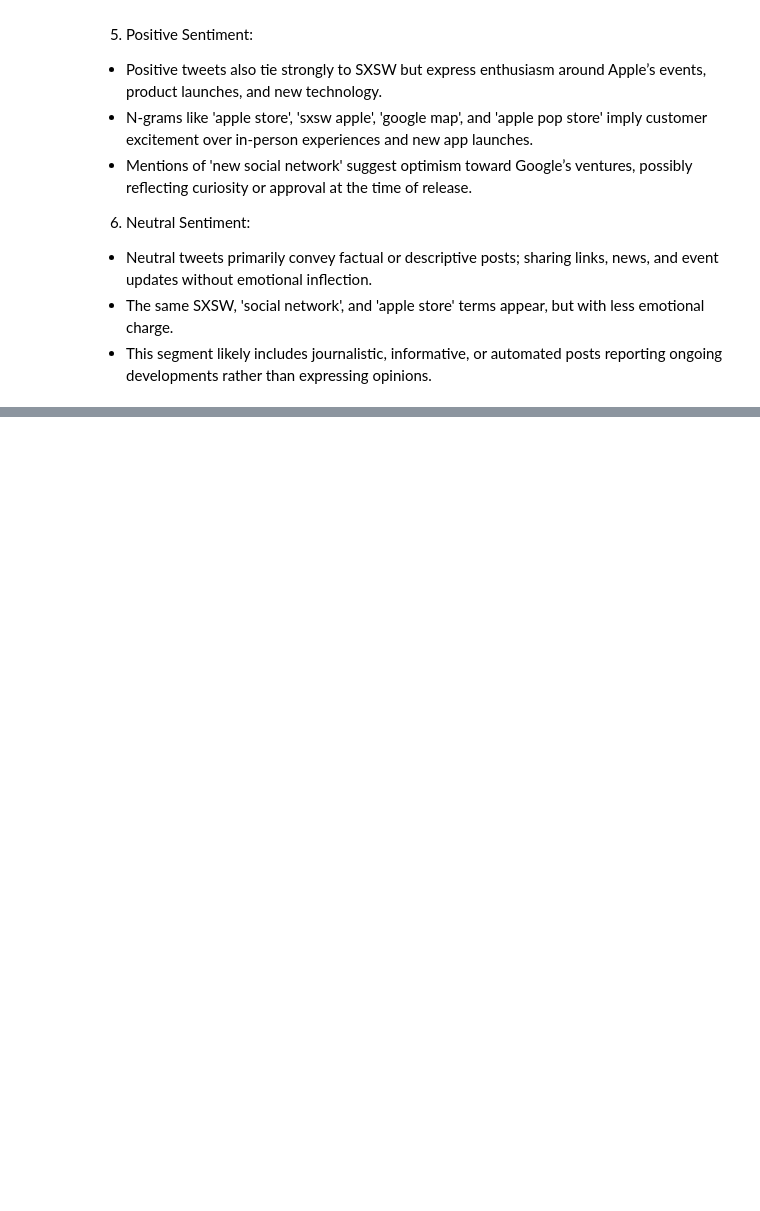
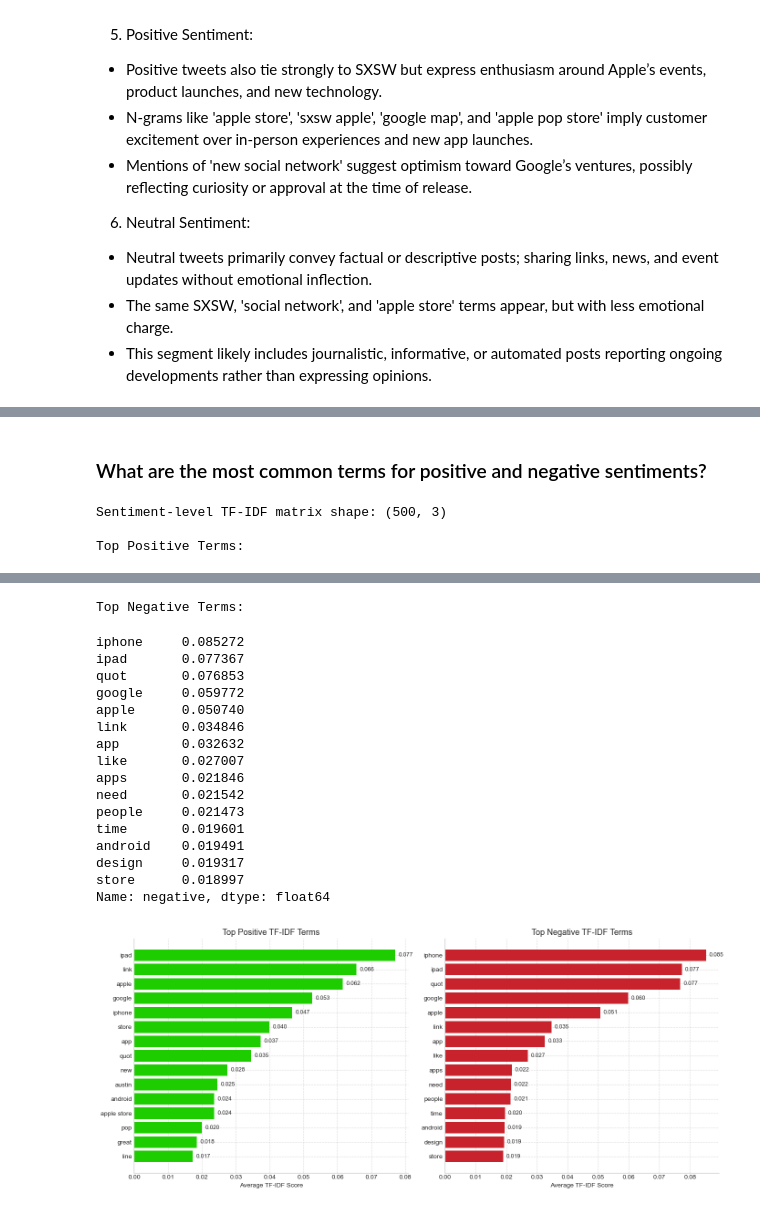
Before and after one commit to Vain-Guy/TechTones, a Jupyter notebook: techtones.ipynb, the cells around one changed output, grey strips where cells are left out. Drawn from its saved outputs; the diff is of its cells as text; code cells hidden in the pictures; blank space fills up the shorter version.

```diff
--- a/techtones.ipynb
+++ b/techtones.ipynb
@@ -1681,0 +1771,60 @@ TF-IDF matrix shape: (8429, 500)
+# %% [markdown]
+### What are the most common terms for positive and negative sentiments?
+# %%
+def compute_sentiment_tfidf(tfidf_df):
+
+    '''
+    Computes average TF-IDF per sentiment and visualizes top tokens.
+    '''
+
+    # Keep numeric columns only
+    numeric_df = tfidf_df.select_dtypes(include=['float', 'int'])
+    numeric_df['sentiment'] = tfidf_df['sentiment'].values
+
+    # Group by sentiment and compute average TF-IDF
+    sentiment_tfidf = numeric_df.groupby('sentiment').mean().T
+
+    # Top terms
+    top_positive = sentiment_tfidf['positive'].nlargest(15)
+    top_negative = sentiment_tfidf['negative'].nlargest(15)
+
+    # Output flow
+    print("Sentiment-level TF-IDF matrix shape:", sentiment_tfidf.shape)
+    print("\nTop Positive Terms:")
+    display(top_positive)
+    print("\nTop Negative Terms:")
+    display(top_negative)
+
+    # Visualization
+    fig, axes = plt.subplots(1, 2, figsize=(14, 6), sharey=False)
+
+    # Positive
+    axes[0].barh(top_positive.index[::-1], top_positive.values[::-1], color="#1dcd00")
+    axes[0].set_title("Top Positive TF-IDF Terms", fontsize=13)
+    axes[0].set_xlabel("Average TF-IDF Score")
+
+    # Negative
+    axes[1].barh(top_negative.index[::-1], top_negative.values[::-1], color="#c8232c")
+    axes[1].set_title("Top Negative TF-IDF Terms", fontsize=13)
+    axes[1].set_xlabel("Average TF-IDF Score")
+
+    # Style
+    for ax in axes:
+        ax.spines['top'].set_visible(False)
+        ax.spines['right'].set_visible(False)
+        ax.grid(True, linestyle='--', alpha=0.7)
+        for i, v in enumerate(ax.patches):
+            ax.text(v.get_width() + 0.001, v.get_y() + v.get_height()/2,
+                    f"{v.get_width():.3f}", va='center', fontsize=9)
+
+    plt.tight_layout()
+    plt.show()
+
+    return sentiment_tfidf, top_positive, top_negative
+
+# Apply
+sentiment_tfidf, top_positive, top_negative = compute_sentiment_tfidf(tfidf_df)
+# %% [output]
+Sentiment-level TF-IDF matrix shape: (500, 3)
+
+Top Positive Terms:
@@ -1681,0 +1847,18 @@ TF-IDF matrix shape: (8429, 500)
+Top Negative Terms:
+iphone     0.085272
+ipad       0.077367
+quot       0.076853
+google     0.059772
+apple      0.050740
+link       0.034846
+app        0.032632
+like       0.027007
+apps       0.021846
+need       0.021542
+people     0.021473
+time       0.019601
+android    0.019491
+design     0.019317
+store      0.018997
+Name: negative, dtype: float64
+[figure, added]
```
Also changed, not shown: parts of 31 cells of this notebook.
